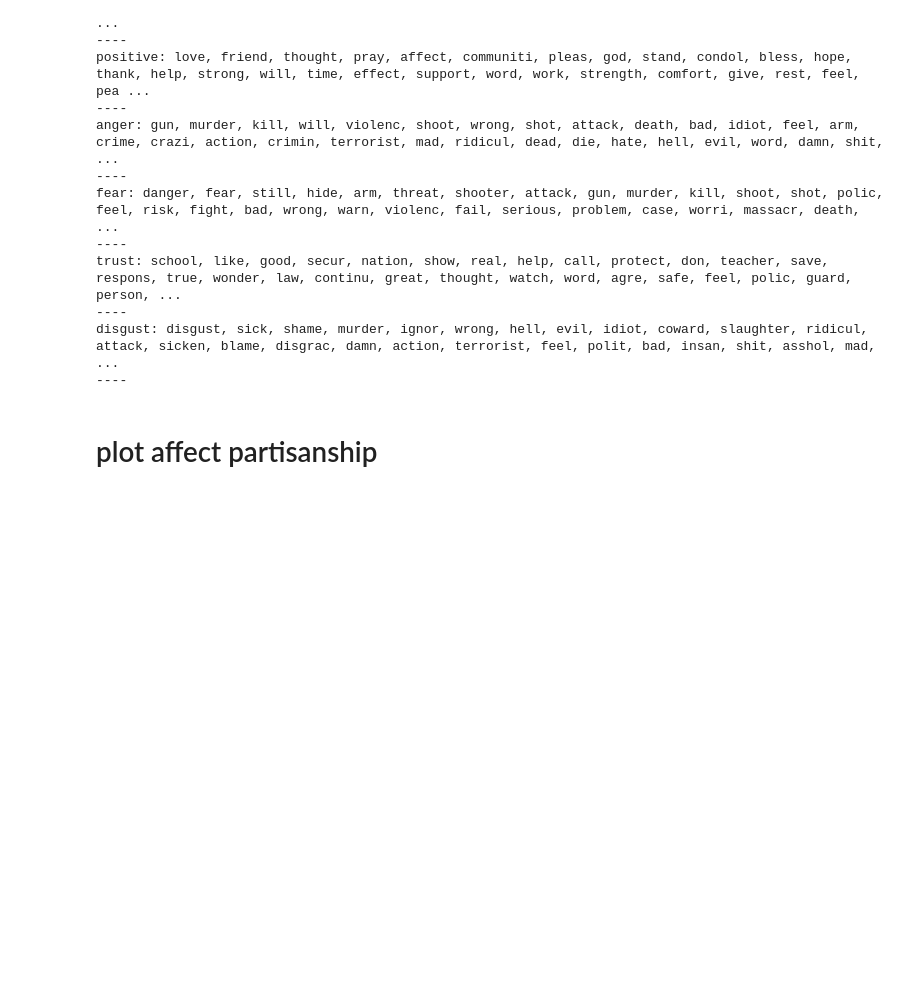
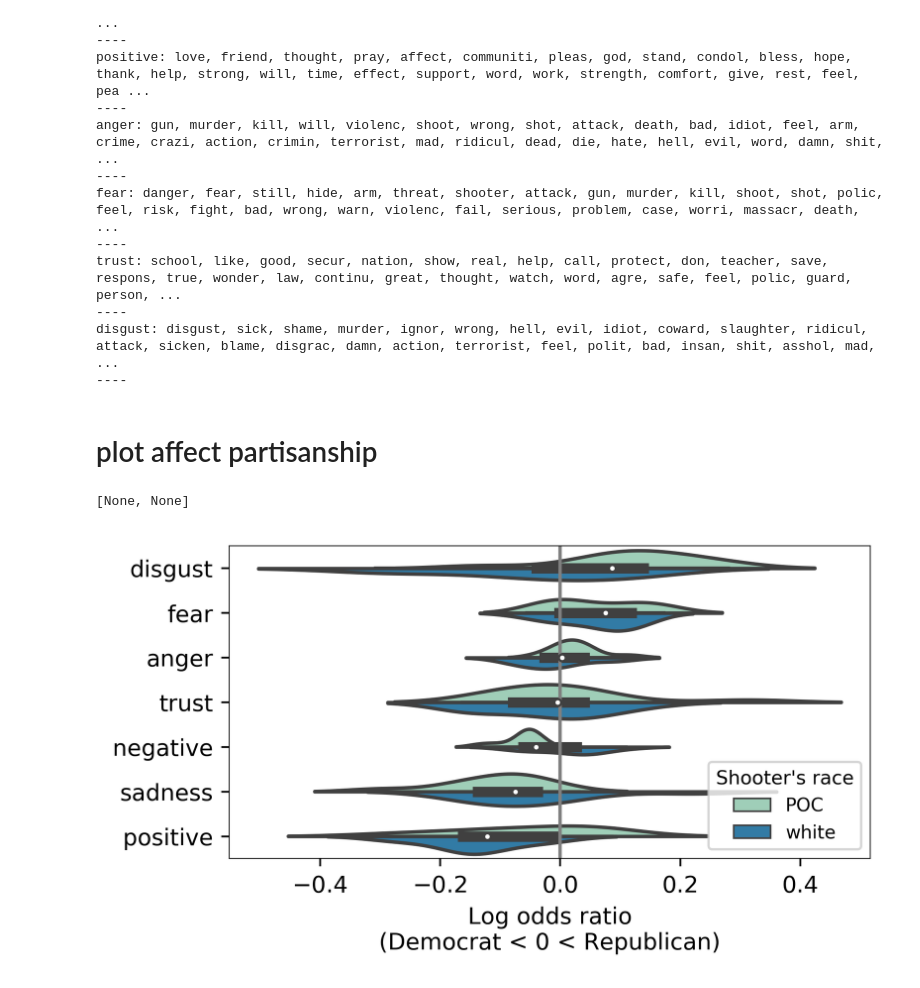
Before and after one commit to ddemszky/framing-twitter, a Jupyter notebook: 5_affect/affect partisanship.ipynb, the cells around one changed output. Cells and saved outputs as stored; diff of their text form; code cells hidden in the pictures; blank space fills up the shorter version.

```diff
--- a/5_affect/affect partisanship.ipynb
+++ b/5_affect/affect partisanship.ipynb
@@ -128,13 +128,16 @@ df = pd.DataFrame.from_dict({'event':event_list, 'odds':odds_list, 'category':ca
 # %%
 f = plt.figure(dpi=400, figsize=(5,2.5))
 ax = sns.violinplot(data=df, x="odds",y="category", hue='race', split=True, fliersize=2, notch=True, order=reversed(df.groupby('category').median().sort_values('odds').index), orient="h", palette=sns.color_palette("YlGnBu", 2))
 
-ax.plot([0,0], [-1, 20], linewidth=1, color='grey')
+plt.axvline(x=0, color='grey')
 ax.set_ylabel('')
 ax.spines['top'].set_linewidth(0.4)
 ax.spines['right'].set_linewidth(0.4)
 ax.spines['bottom'].set_linewidth(0.4)
 ax.spines['left'].set_linewidth(0.4)
 ax.set_xlabel('Log odds ratio\n(Democrat < 0 < Republican)')
 legend = ax.legend(loc='lower right', title="Shooter's race", fontsize=8)
 plt.setp(legend.get_title(),fontsize='small')
+# %% [output]
+[None, None]
+[figure, added]
```
Also changed, not shown: 10 other files.
